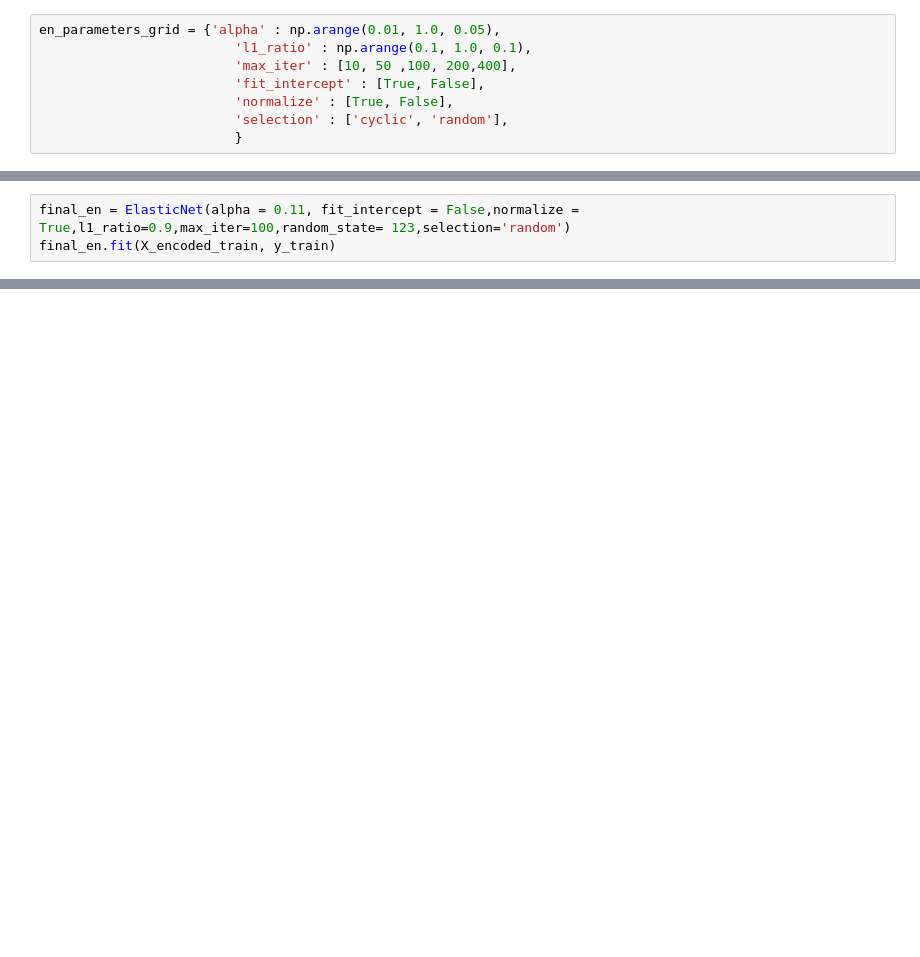
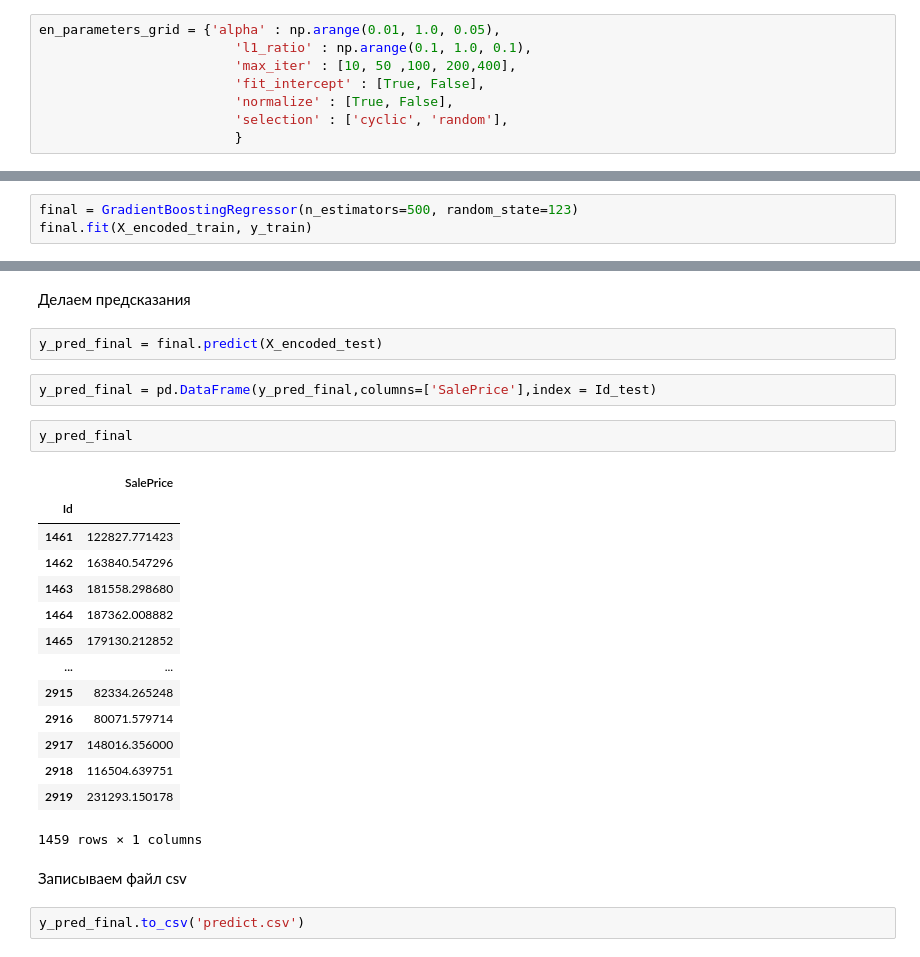
Before and after one commit to Lepeshkin-V/machine-learning, a Jupyter notebook: competition/House_prices.ipynb, the cells around one changed output, grey strips where cells are left out. Saved outputs shown, nothing was run; the diff lists cells and outputs as text; blank space fills up the shorter version.

```diff
--- a/competition/House_prices.ipynb
+++ b/competition/House_prices.ipynb
@@ -580,3 +342,0 @@ print(mean_absolute_error(y_train_test, y_pred_train_en))
-# %%
-final_en = ElasticNet(alpha = 0.11, fit_intercept = False,normalize = True,l1_ratio=0.9,max_iter=100,random_state= 123,selection='random')
-final_en.fit(X_encoded_train, y_train)
@@ -609,0 +500,3 @@ y_pred_final_en.to_csv('predict.csv')
+# %%
+final = GradientBoostingRegressor(n_estimators=500, random_state=123)
+final.fit(X_encoded_train, y_train)
@@ -609,0 +513,27 @@ y_pred_final_en.to_csv('predict.csv')
+# %% [markdown]
+Делаем предсказания
+# %%
+y_pred_final = final.predict(X_encoded_test)
+# %%
+y_pred_final = pd.DataFrame(y_pred_final,columns=['SalePrice'],index = Id_test)
+# %%
+y_pred_final
+# %% [output]
+|  | SalePrice |
+| Id |  |
+| 1461 | 122827.771423 |
+| 1462 | 163840.547296 |
+| 1463 | 181558.298680 |
+| 1464 | 187362.008882 |
+| 1465 | 179130.212852 |
+| ... | ... |
+| 2915 | 82334.265248 |
+| 2916 | 80071.579714 |
+| 2917 | 148016.356000 |
+| 2918 | 116504.639751 |
+| 2919 | 231293.150178 |
+1459 rows × 1 columns
+# %% [markdown]
+Записываем файл csv
+# %%
+y_pred_final.to_csv('predict.csv')
```
Also changed, not shown: parts of 73 cells of this notebook.
